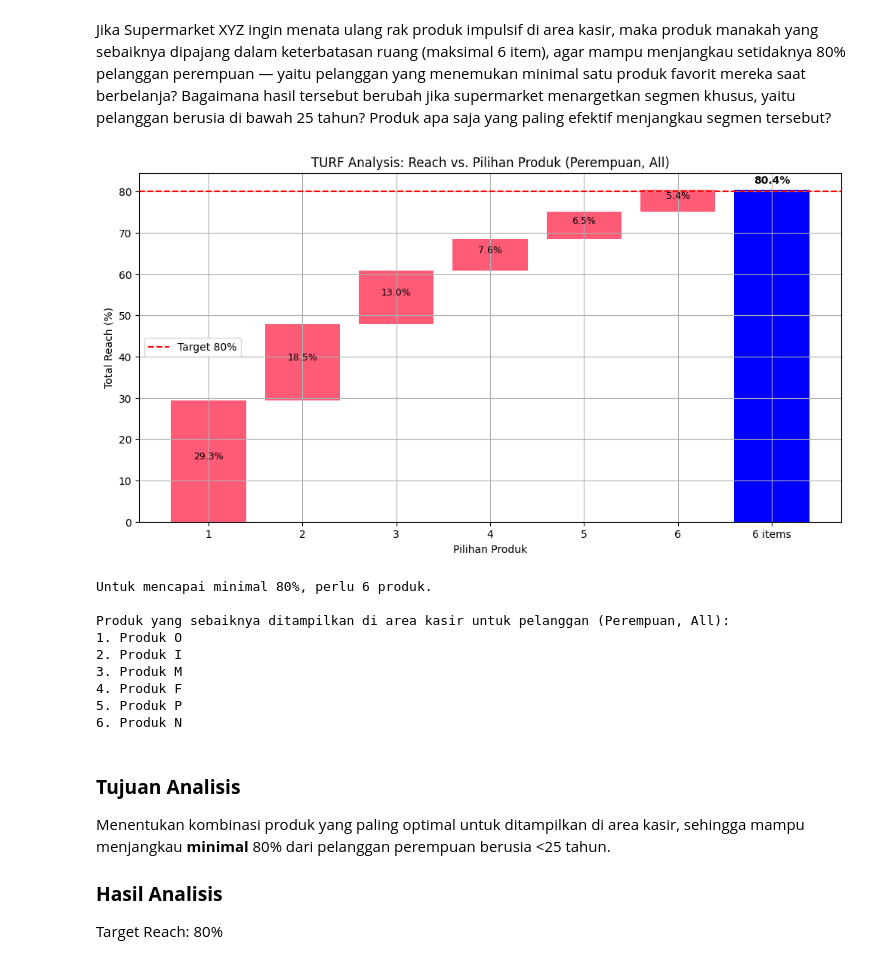
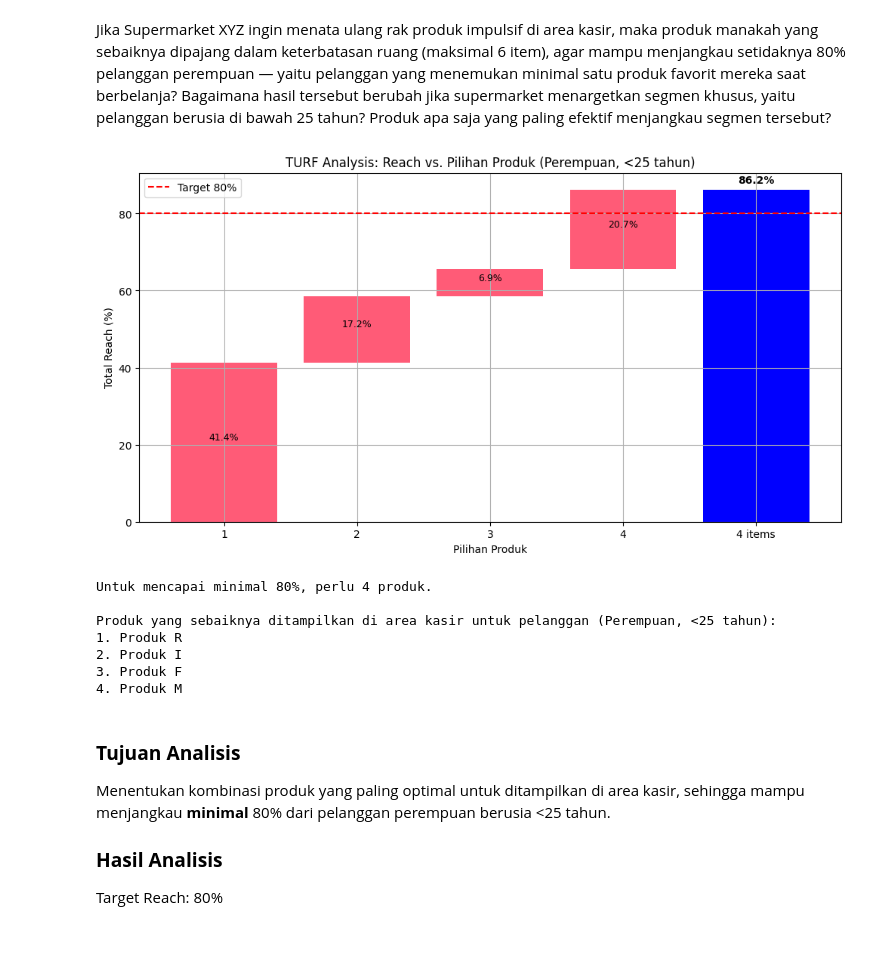
Before and after one commit to adindanabila/Analisis_TURF, a Jupyter notebook: Statmul_Adinda_Nabila.ipynb, the cells around one changed output. Saved outputs shown, nothing was run; the diff lists cells and outputs as text; code cells hidden in the pictures.

```diff
--- a/Statmul_Adinda_Nabila.ipynb
+++ b/Statmul_Adinda_Nabila.ipynb
@@ -57,7 +57,7 @@ Bagaimana hasil tersebut berubah jika supermarket menargetkan segmen khusus, yai
 # @title Reach vs. Pilihan Produk berdasarkan Gender & Usia
 data = "dataset_preferensi_produk_supermarket.xlsx"  #@param {type:"string"}
 Gender = "Perempuan"  #@param ["All", "Perempuan", "Laki-laki"]
-Kelompok_Usia = "All"  #@param ["All", "<25 tahun","25-34", "≥35 tahun"]
+Kelompok_Usia = "<25 tahun"  #@param ["All", "<25 tahun","25-34", "≥35 tahun"]
 Target_dalam_persen = 80  #@param {type:"integer"}
 
 import pandas as pd
@@ -111,43 +111,41 @@ bottoms = 0
 for i, inc in enumerate(incrementals):
     plt.bar(f"{i+1}", inc * 100, bottom=bottoms, color="#ff5b77")
     plt.text(i, bottoms + inc * 50, f"{inc*100:.1f}%", ha="center", va="bottom", fontsize=9)
     bottoms += inc * 100
 
 plt.axhline(y=target_reach_pct * 100, color="r", linestyle="--", label=f"Target {target_reach_pct*100:.0f}%")
 plt.bar(f"{len(selected_items)} items", reach_progress[-1] * 100, color="blue")
 plt.text(len(selected_items), reach_progress[-1] * 100 + 1,
          f"{reach_progress[-1]*100:.1f}%", ha="center", va="bottom", fontsize=10, fontweight="bold")
 
 plt.xlabel("Pilihan Produk")
 plt.ylabel("Total Reach (%)")
 plt.title(f"TURF Analysis: Reach vs. Pilihan Produk ({Gender}, {Kelompok_Usia})")
 plt.legend()
 plt.grid(True)
 plt.savefig("reach_vs_produk.png")
 plt.show()
 
 # Output hasil
 max_reach = max(reach_progress)
 
 if max_reach >= target_reach_pct:
     print(f"Untuk mencapai minimal {target_reach_pct*100:.0f}%, perlu {len(selected_items)} produk.")
 else:
     print(f"Tidak dapat mencapai {target_reach_pct*100:.0f}%. Maksimal hanya {max_reach*100:.0f}%, dengan {len(selected_items)} produk.")
 
 print(f"\nProduk yang sebaiknya ditampilkan di area kasir untuk pelanggan ({Gender}, {Kelompok_Usia}):")
 for i, produk in enumerate(selected_items):
     print(f"{i+1}. {produk}")
 # %% [output]
-[figure, old version]
+[figure, new version]
-Untuk mencapai minimal 80%, perlu 6 produk.
+Untuk mencapai minimal 80%, perlu 4 produk.
 
-Produk yang sebaiknya ditampilkan di area kasir untuk pelanggan (Perempuan, All):
-1. Produk O
+Produk yang sebaiknya ditampilkan di area kasir untuk pelanggan (Perempuan, <25 tahun):
+1. Produk R
 2. Produk I
-3. Produk M
-4. Produk F
-5. Produk P
-6. Produk N
+3. Produk F
+4. Produk M
 # %% [markdown]
 ### **Tujuan Analisis**
 
```
